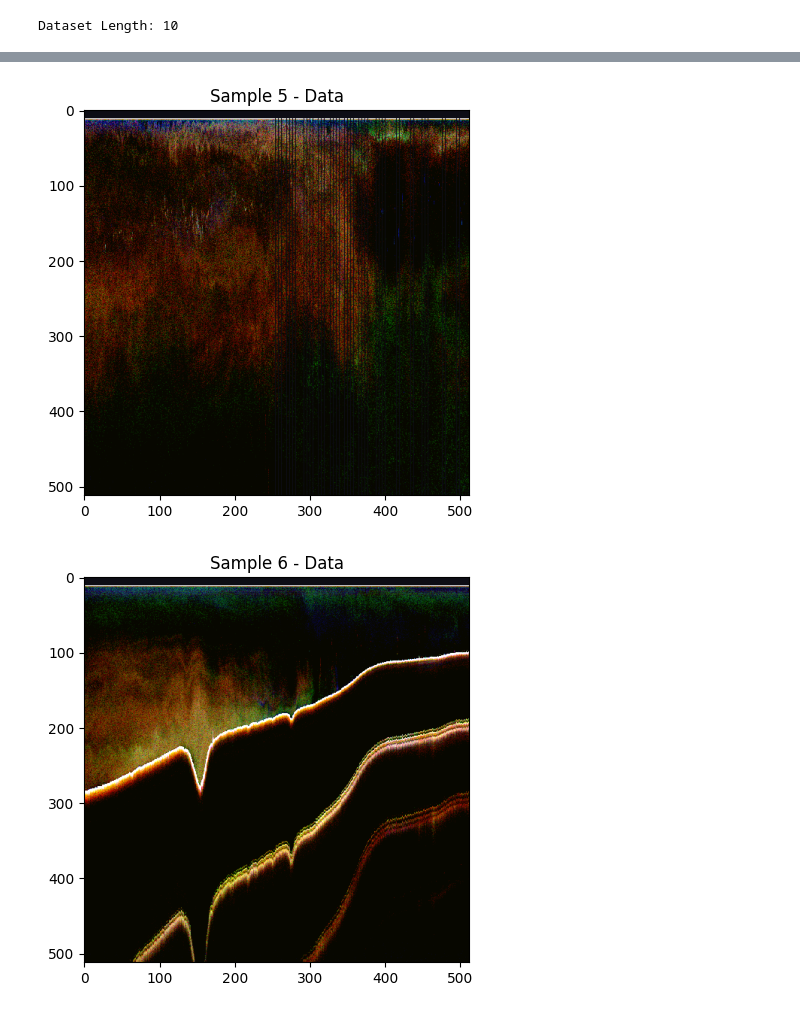
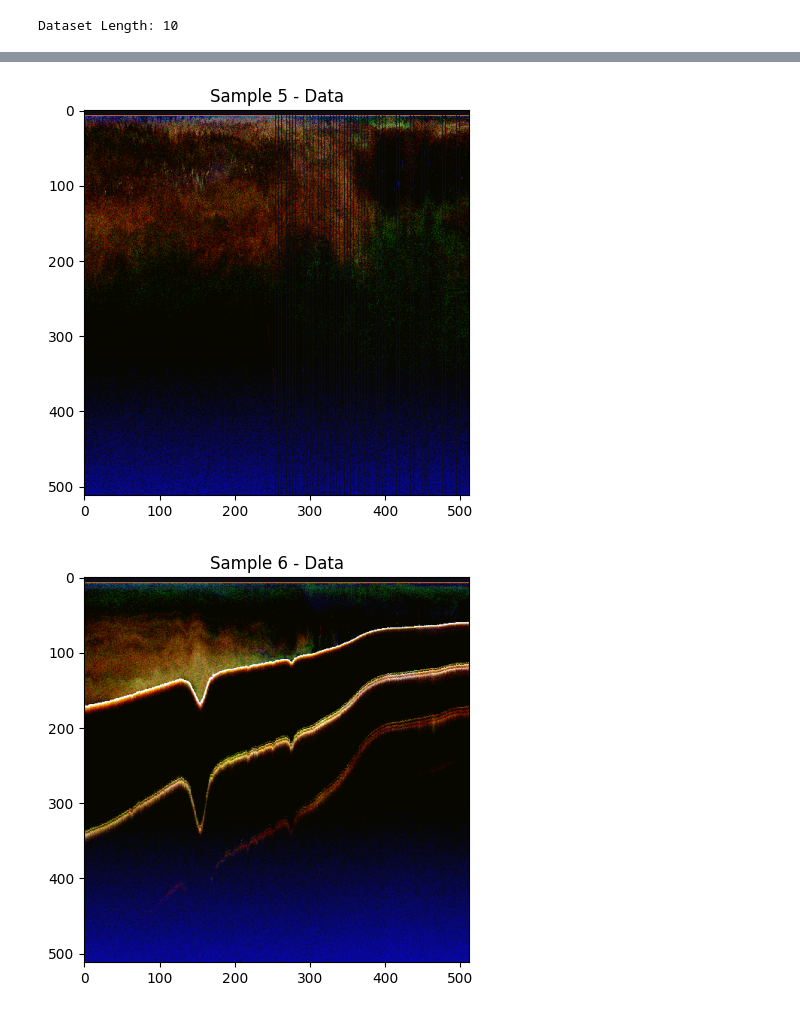
Before and after one commit to ctuguinay/Hake_ML_Proof_of_Concept, a Jupyter notebook: deeplab_v3_train_val_test_pred.ipynb, the cells around one changed output, grey strips where cells are left out. Drawn from its saved outputs; the diff is of its cells as text; code cells hidden in the pictures.

```diff
--- a/deeplab_v3_train_val_test_pred.ipynb
+++ b/deeplab_v3_train_val_test_pred.ipynb
@@ -234,19 +192,22 @@ print("Dataset Length:", len(hake_dataset))
 
 # Loop through the dataset and print some samples
 for idx in range(len(hake_dataset)):
-    sample = hake_dataset[idx]
+    data, target = hake_dataset[idx]
+
+    data = np.transpose(data, (1, 2, 0)).astype(np.uint8)
+    target = target.astype(np.uint8)
 
     # Display the images
     plt.figure(figsize=(10, 5))
 
     # Display the data image
     plt.subplot(1, 2, 1)
-    plt.imshow(sample['data'])
+    plt.imshow(data)
     plt.title(f'Sample {idx + 1} - Data')
 
     # Display the target image
     plt.subplot(1, 2, 2)
-    plt.imshow(sample['target'])
+    plt.imshow(target)
     plt.title(f'Sample {idx + 1} - Target')
 
     plt.show()
@@ -267,14 +228,15 @@ print("Dataset Length:", len(hake_dataset))
 
 # Loop through the dataset and print some samples
 for idx in range(len(hake_dataset)):
-    sample = hake_dataset[idx]
+    data = hake_dataset[idx]
+    data = np.transpose(data, (1, 2, 0)).astype(np.uint8)
 
     # Display the images
     plt.figure(figsize=(5, 5))
 
     # Display the data image
     plt.subplot(1, 1, 1)
-    plt.imshow(sample['data'])
+    plt.imshow(data)
     plt.title(f'Sample {idx + 1} - Data')
 
     plt.show()
@@ -287,2 +249,2 @@ Dataset Length: 10
-[figure, old version]
+[figure, new version]
-[figure, old version]
+[figure, new version]
```
Also changed, not shown: parts of 11 cells of this notebook, 2 other files.
